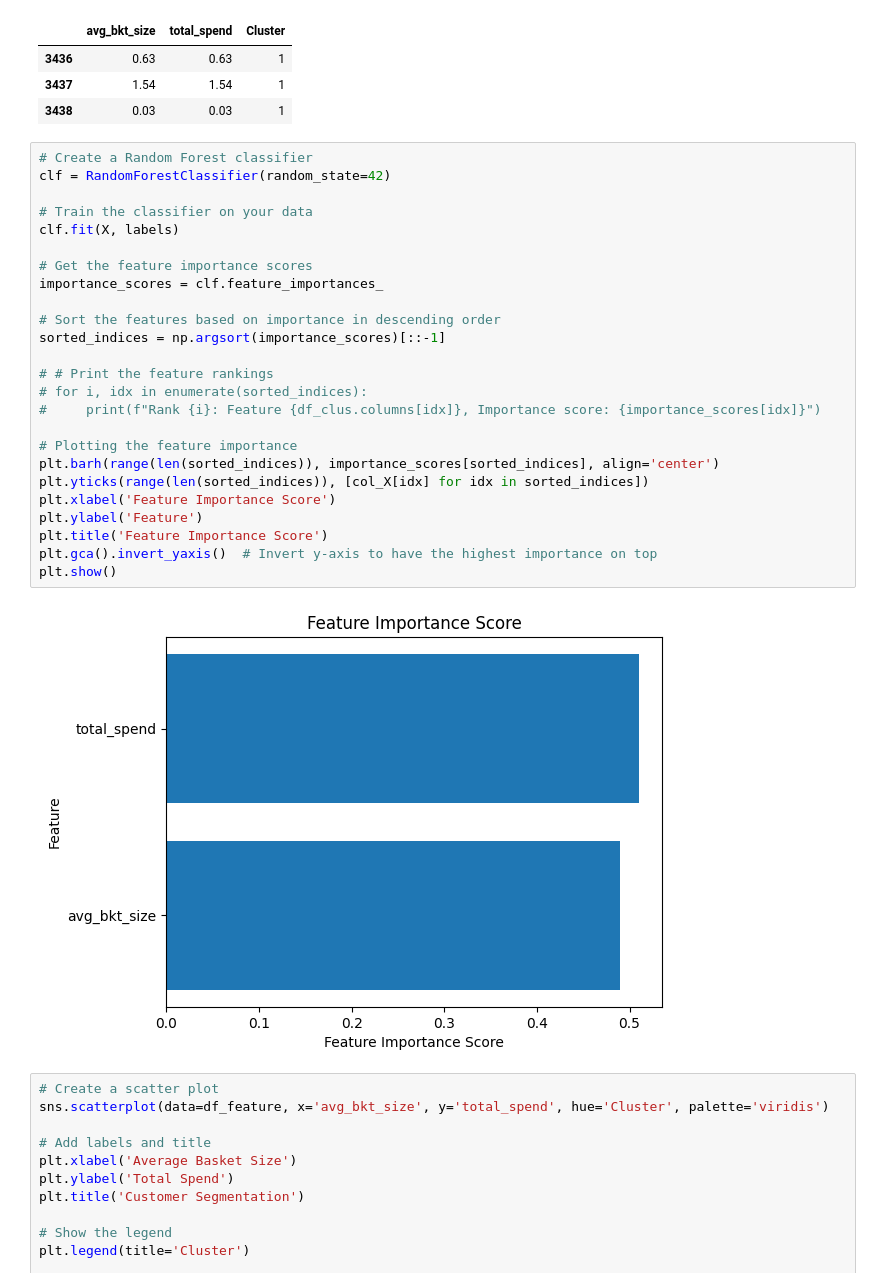
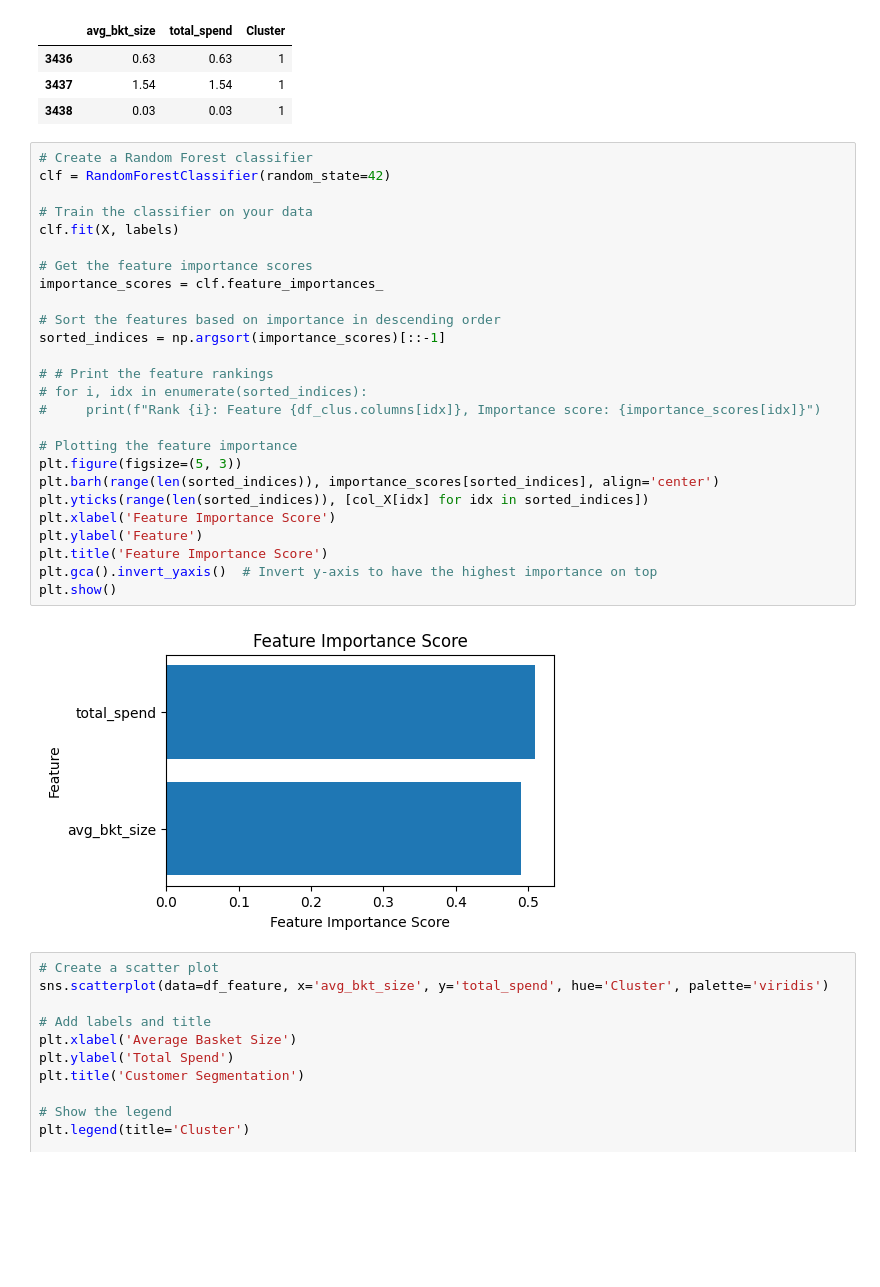
Before and after one commit to terjirapat/MADT8101-Customer-Analytics, a Jupyter notebook: Workshop 2 - Customer Single View/main.ipynb, the cells around one changed output. Drawn from its saved outputs; the diff is of its cells as text; blank space fills up the shorter version.

```diff
--- a/Workshop 2 - Customer Single View/main.ipynb
+++ b/Workshop 2 - Customer Single View/main.ipynb
@@ -287,30 +289,31 @@ df_feature.tail(3)
 # %%
 # Create a Random Forest classifier
 clf = RandomForestClassifier(random_state=42)
 
 # Train the classifier on your data
 clf.fit(X, labels)
 
 # Get the feature importance scores
 importance_scores = clf.feature_importances_
 
 # Sort the features based on importance in descending order
 sorted_indices = np.argsort(importance_scores)[::-1]
 
 # # Print the feature rankings
 # for i, idx in enumerate(sorted_indices):
 #     print(f"Rank {i}: Feature {df_clus.columns[idx]}, Importance score: {importance_scores[idx]}")
 
 # Plotting the feature importance
+plt.figure(figsize=(5, 3))
 plt.barh(range(len(sorted_indices)), importance_scores[sorted_indices], align='center')
 plt.yticks(range(len(sorted_indices)), [col_X[idx] for idx in sorted_indices])
 plt.xlabel('Feature Importance Score')
 plt.ylabel('Feature')
 plt.title('Feature Importance Score')
 plt.gca().invert_yaxis()  # Invert y-axis to have the highest importance on top
 plt.show()
 # %% [output]
-[figure, old version]
+[figure, new version]
 # %%
 # Create a scatter plot
 sns.scatterplot(data=df_feature, x='avg_bkt_size', y='total_spend', hue='Cluster', palette='viridis')
```
Also changed, not shown: parts of 15 cells of this notebook.
